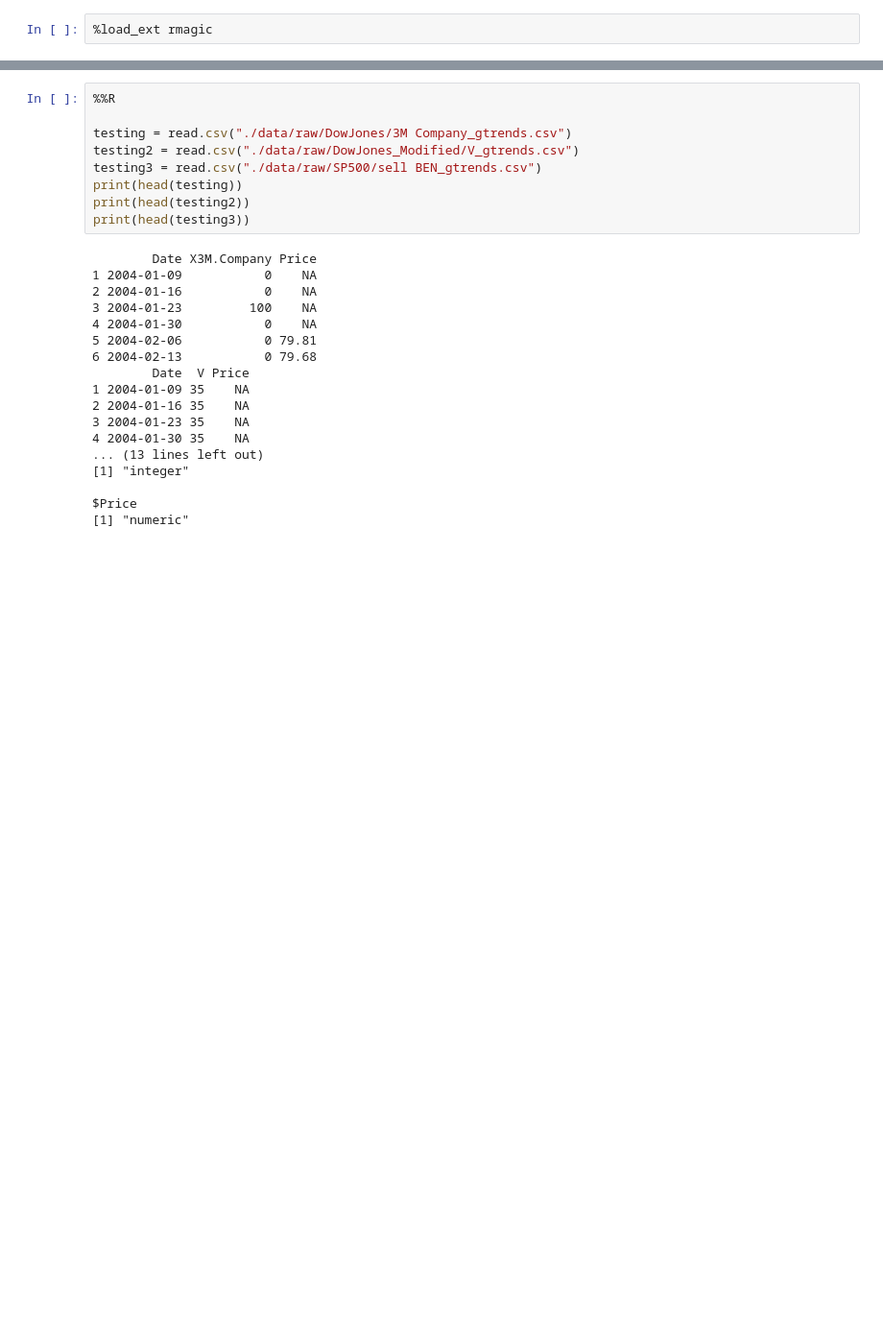
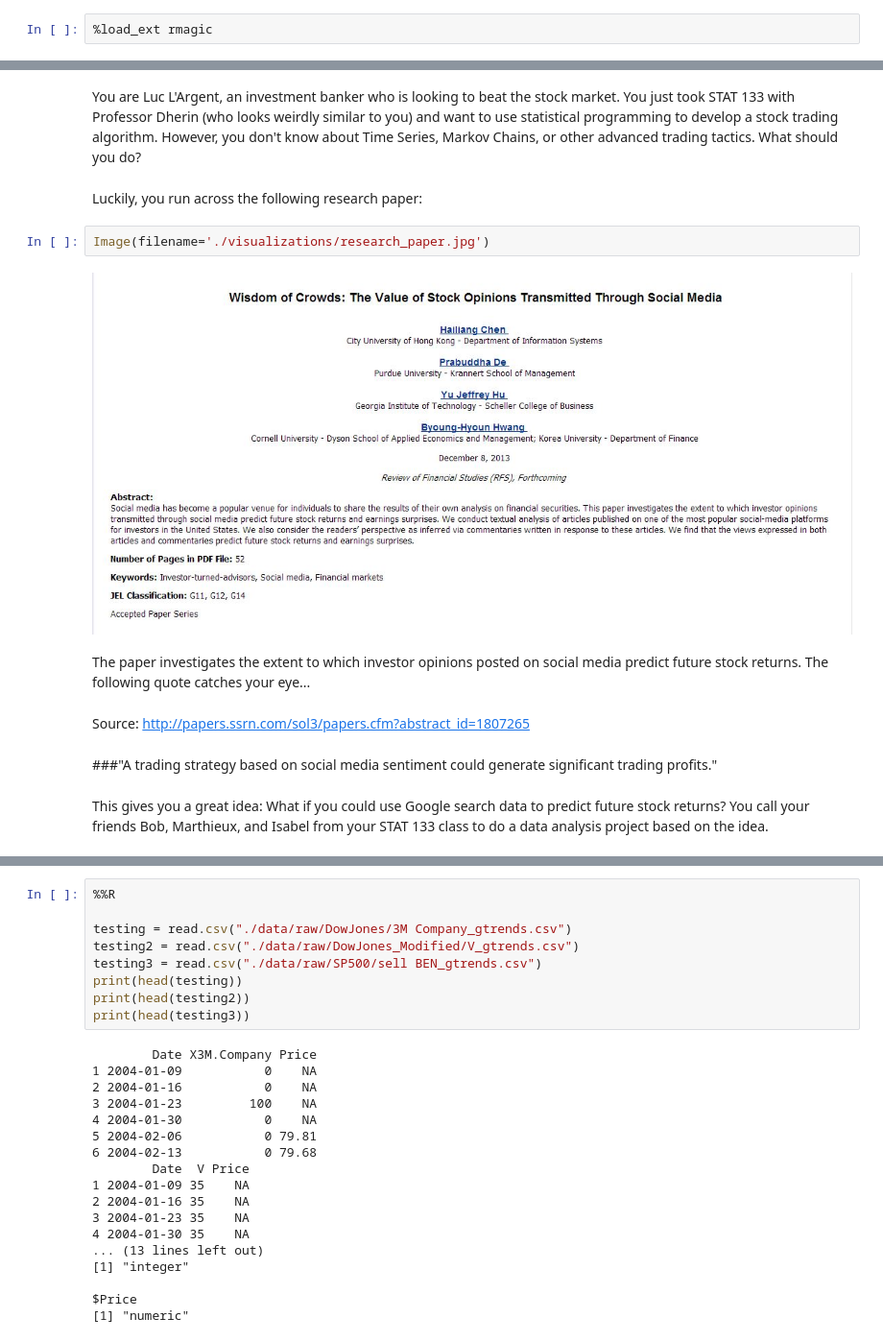
Before and after one commit to jodreen/data-analysis-template, a Jupyter notebook: notebooks/NB4_project_report.ipynb, the cells around one changed output, grey strips where cells are left out. Shown at 96% size. Cells and saved outputs as stored; diff of their text form; blank space fills up the shorter version.

```diff
--- a/notebooks/NB4_project_report.ipynb
+++ b/notebooks/NB4_project_report.ipynb
@@ -45 +31,18 @@ List the team members contributing to this notebook, along with their responsabi
+# %% [markdown]
+
+You are Luc L'Argent, an investment banker who is looking to beat the stock market. You just took STAT 133 with Professor Dherin (who looks weirdly similar to you) and want to use statistical programming to develop a stock trading algorithm. However, you don't know about Time Series, Markov Chains, or other advanced trading tactics. What should you do?
+# %% [markdown]
+Luckily, you run across the following research paper:
+# %%
+Image(filename='./visualizations/research_paper.jpg')
+# %% [output]
+[figure, added]
+# %% [markdown]
+The paper investigates the extent to which investor opinions posted on social media predict future stock returns. The following quote catches your eye...
+# %% [markdown]
+Source: http://papers.ssrn.com/sol3/papers.cfm?abstract_id=1807265
+# %% [markdown]
+###"A trading strategy based on social media sentiment could generate significant trading profits."
+# %% [markdown]
+This gives you a great idea: What if you could use Google search data to predict future stock returns? You call your friends Bob, Marthieux, and Isabel from your STAT 133 class to do a data analysis project based on the idea.
 # %% [markdown]
```
Also changed, not shown: parts of 61 cells of this notebook, 1 other file.
